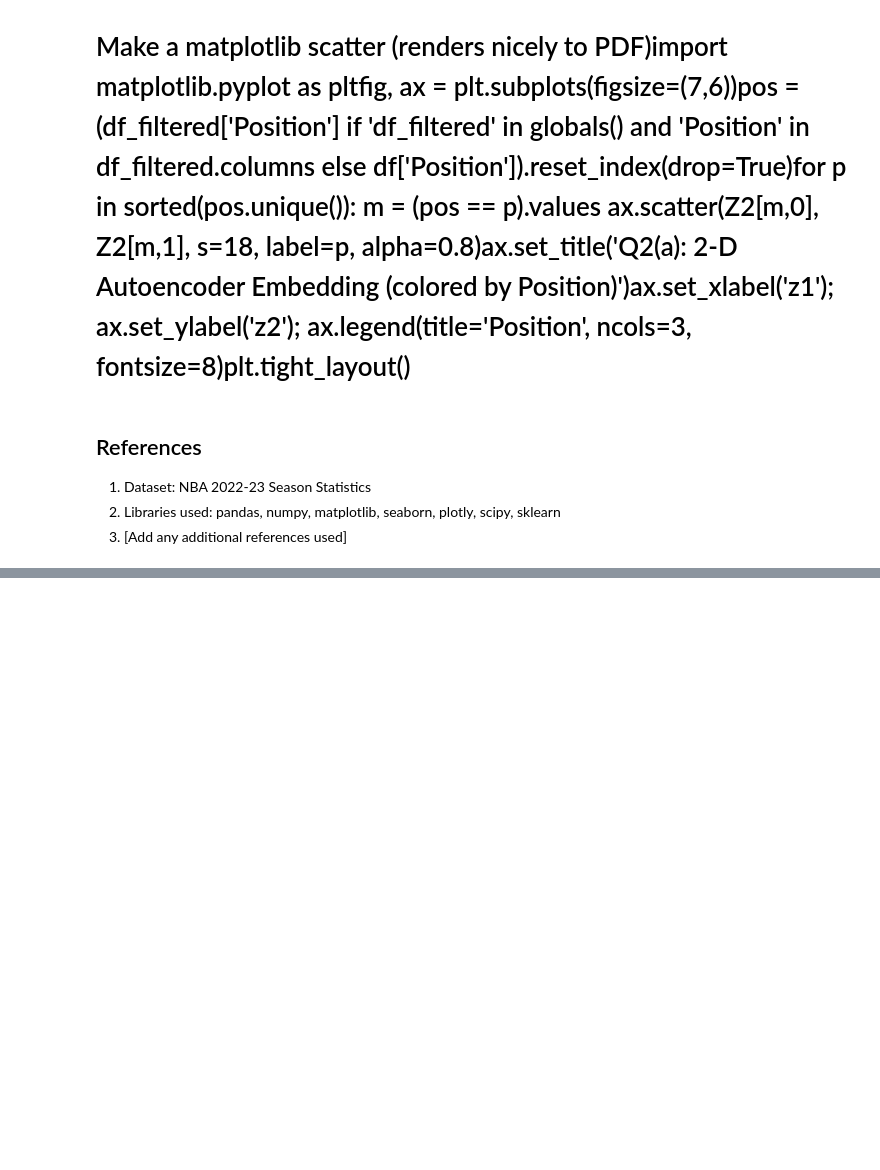
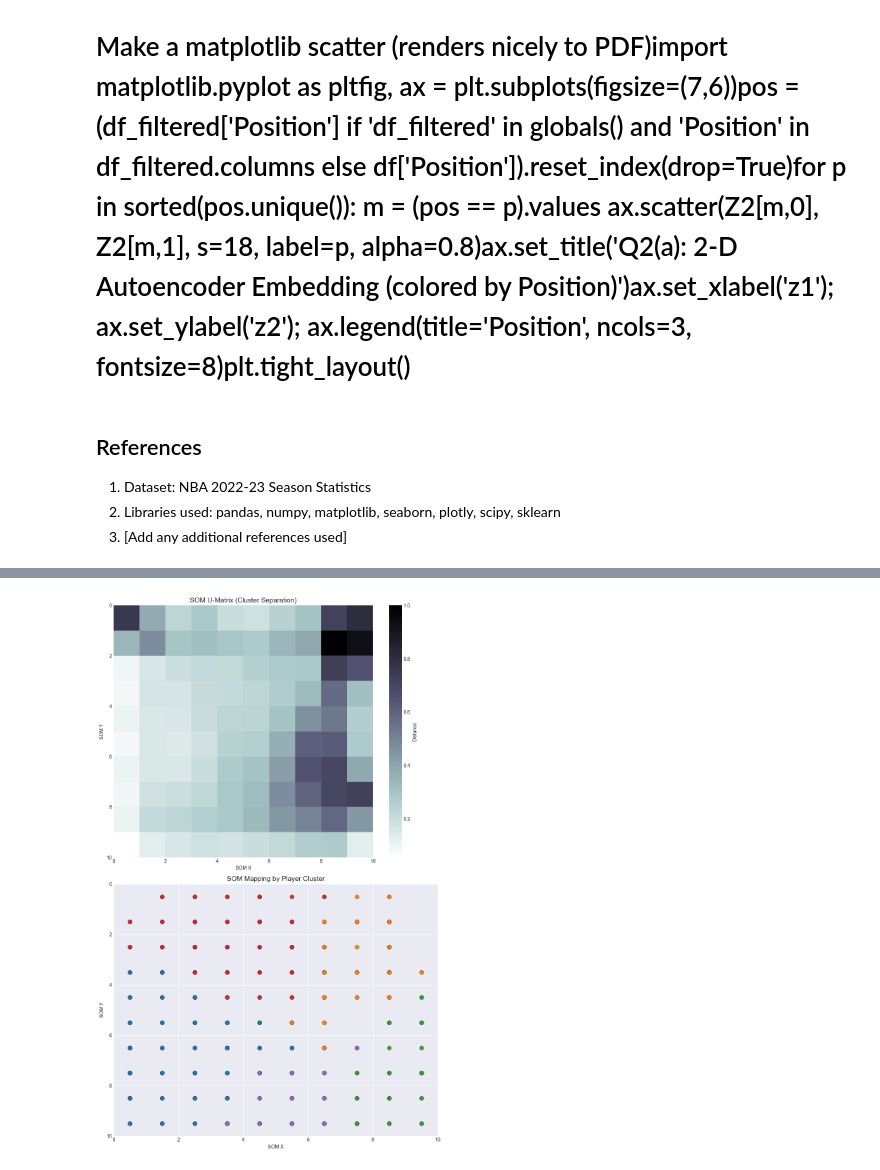
Before and after one commit to SeanMz28/IDVE_assignment2, a Jupyter notebook: assignment2.ipynb, the cells around one changed output, grey strips where cells are left out. Cells and saved outputs as stored; diff of their text form; code cells hidden in the pictures; blank space fills up the shorter version.

```diff
--- a/assignment2.ipynb
+++ b/assignment2.ipynb
@@ -887,0 +893,5 @@ print(f"Loaded latent vectors: {Z2.shape}")
+# %%
+# Load latent vectors
+LATENTS_OUT = 'latent_vectors.npy'
+latent_vectors = np.load(LATENTS_OUT)
+print(f"Loaded latent vectors: {latent_vectors.shape}")
@@ -887,0 +900,85 @@ print(f"Loaded latent vectors: {Z2.shape}")
+# %%
+# SOM setup & training
+som_x, som_y = 10, 10  # grid size
+input_len = latent_vectors.shape[1]
+
+som = MiniSom(x=som_x, y=som_y, input_len=input_len,
+              sigma=1.0, learning_rate=0.5, random_seed=42)
+
+# initialize + train
+som.pca_weights_init(latent_vectors)
+print("Initialized SOM weights with PCA.")
+print("Training SOM...")
+som.train_random(latent_vectors, num_iteration=5000)
+print("Training complete.")
+
+# distance map (U-Matrix)
+u_matrix = som.distance_map().T  # transpose to align plotting orientation
+
+# K-Means on latent vectors
+n_clusters = 5
+kmeans = KMeans(n_clusters=n_clusters, random_state=42)
+cluster_labels = kmeans.fit_predict(latent_vectors)
+
+# Cluster names and df alignment
+cluster_names = {
+    0: "Bench Role Players",
+    1: "Defensive Bench Bigs",
+    2: "Secondary playmakers",
+    3: "Players with limited minutes",
+    4: "Primary Scoring Starters"
+}
+
+# Align df to latent vectors length (keep same ordering as latent vectors)
+df = df.iloc[:len(latent_vectors)].copy()
+df['cluster'] = cluster_labels
+df['cluster_name'] = df['cluster'].map(cluster_names)
+
+# Color map & unique clusters
+unique_clusters = sorted(df['cluster'].unique())
+
+# create a distinct color for each cluster
+colors = plt.cm.tab10(range(len(unique_clusters)))
+cluster_color_map = {c: colors[i] for i, c in enumerate(unique_clusters)}
+
+# Plot vertically: U-Matrix then Cluster Map
+
+fig, axes = plt.subplots(2, 1, figsize=(10, 16))
+
+# Plot 1: U-Matrix (top)
+ax = axes[0]
+ax.set_title("SOM U-Matrix (Cluster Separation)", fontsize=14)
+u_plot = ax.pcolor(u_matrix, cmap='bone_r', edgecolors='k', linewidth=0.01)
+fig.colorbar(u_plot, ax=ax, label='Distance')
+ax.set_xlim(0, som_x)
+ax.set_ylim(0, som_y)
+ax.invert_yaxis()
+ax.set_xlabel("SOM X")
+ax.set_ylabel("SOM Y")
+
+# Plot 2: SOM Mapping by cluster (bottom)
+ax2 = axes[1]
+ax2.set_title("SOM Mapping by Player Cluster", fontsize=14)
+
+# Show small marker per data point
+for i, vec in enumerate(latent_vectors):
+    bmu = som.winner(vec)
+    c = int(df.iloc[i]['cluster'])
+    ax2.scatter(bmu[0] + 0.5, bmu[1] + 0.5,
+                color=cluster_color_map[c],
+                s=70, alpha=0.95, edgecolor='k', linewidth=0.3)
+
+
+ax2.set_xlim(0, som_x)
+ax2.set_ylim(0, som_y)
+ax2.invert_yaxis()
+ax2.set_xlabel("SOM X")
+ax2.set_ylabel("SOM Y")
+
+plt.tight_layout()
+plt.show()
+
+# Cluster names
+print("\n Cluster descriptions:")
+print("\n Blue: Bench Role Players \n Orange: Defensive Bench Bigs \n Green: Secondary playmakers \n Red: Players with limited minutes \n Purple: Primary Scoring Starters")
+# %% [output]
@@ -887,0 +988 @@ print(f"Loaded latent vectors: {Z2.shape}")
+[figure, added]
```
Also changed, not shown: parts of 11 cells of this notebook.
